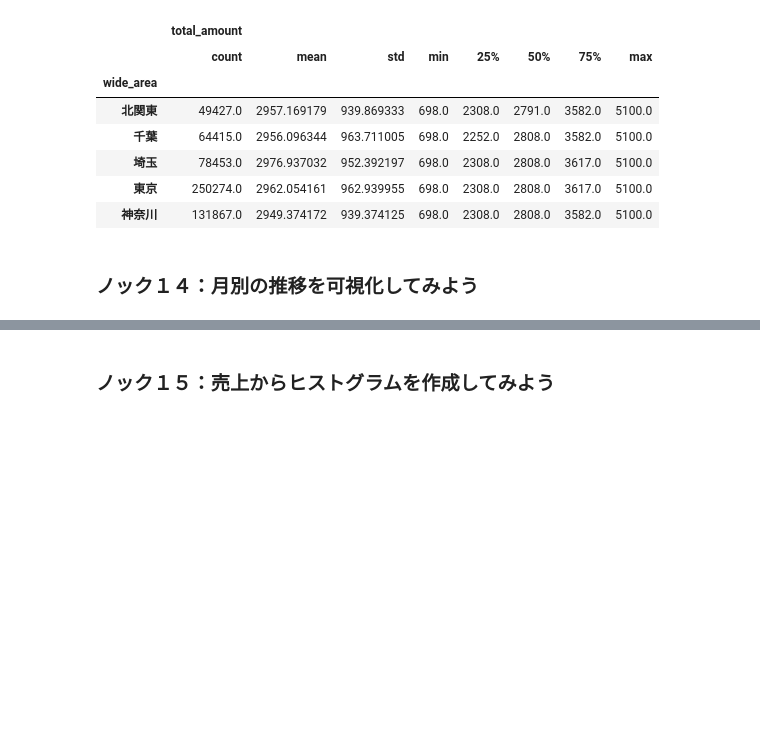
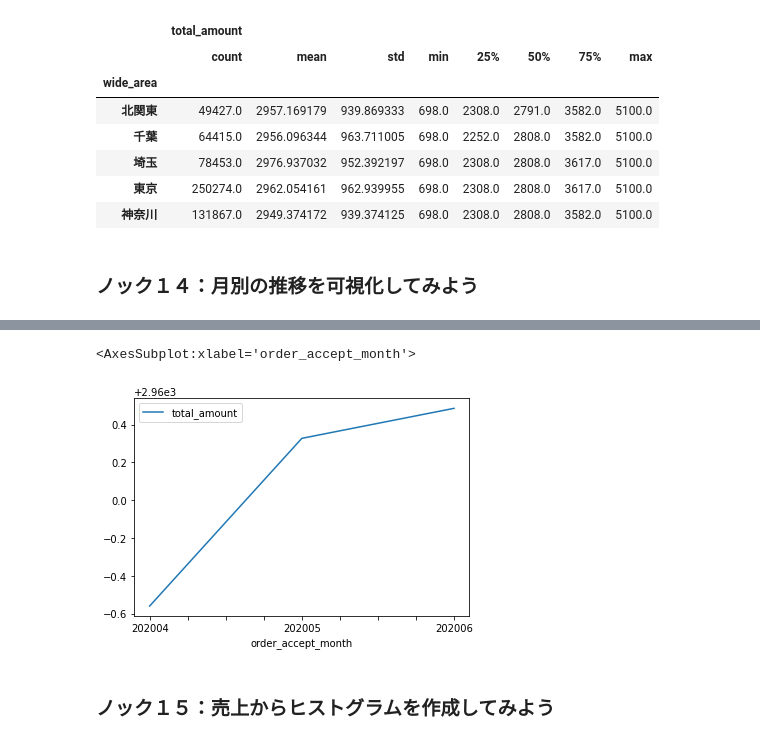
Before and after one commit to GitHiru/ml_academic, a Jupyter notebook: various/offline/books/MLSys_100Knocks/main_chapter/chapter02/study_visualization.ipynb, the cells around one changed output, grey strips where cells are left out. Cells and saved outputs as stored; diff of their text form; code cells hidden in the pictures; blank space fills up the shorter version.

```diff
--- a/various/offline/books/MLSys_100Knocks/main_chapter/chapter02/study_visualization.ipynb
+++ b/various/offline/books/MLSys_100Knocks/main_chapter/chapter02/study_visualization.ipynb
@@ -248,3 +256,8 @@ area_data.describe()
+# %%
+month_data.mean().plot()
+# %% [output]
+<AxesSubplot:xlabel='order_accept_month'>
+[figure, added]
 # %% [markdown]
 ### ノック１５：売上からヒストグラムを作成してみよう
 # %% [markdown]
```
Also changed, not shown: parts of 4 cells of this notebook.
